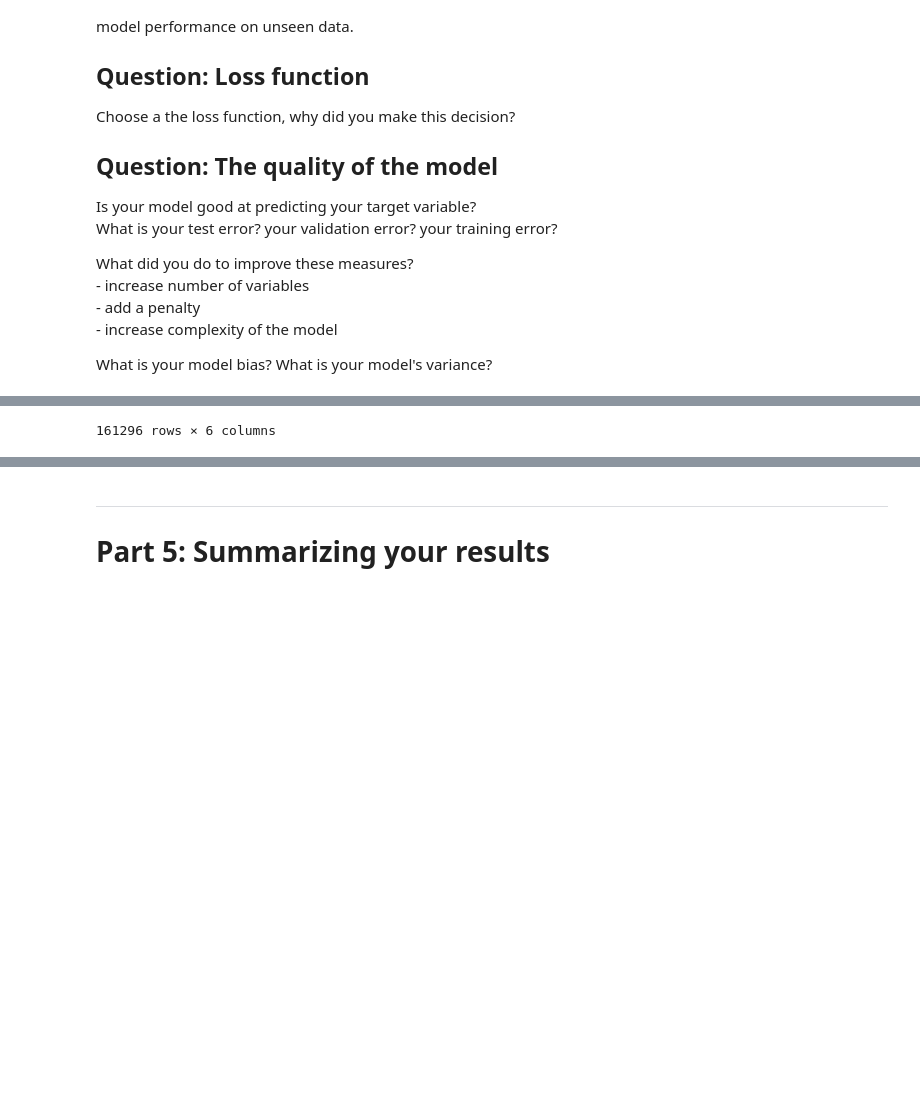
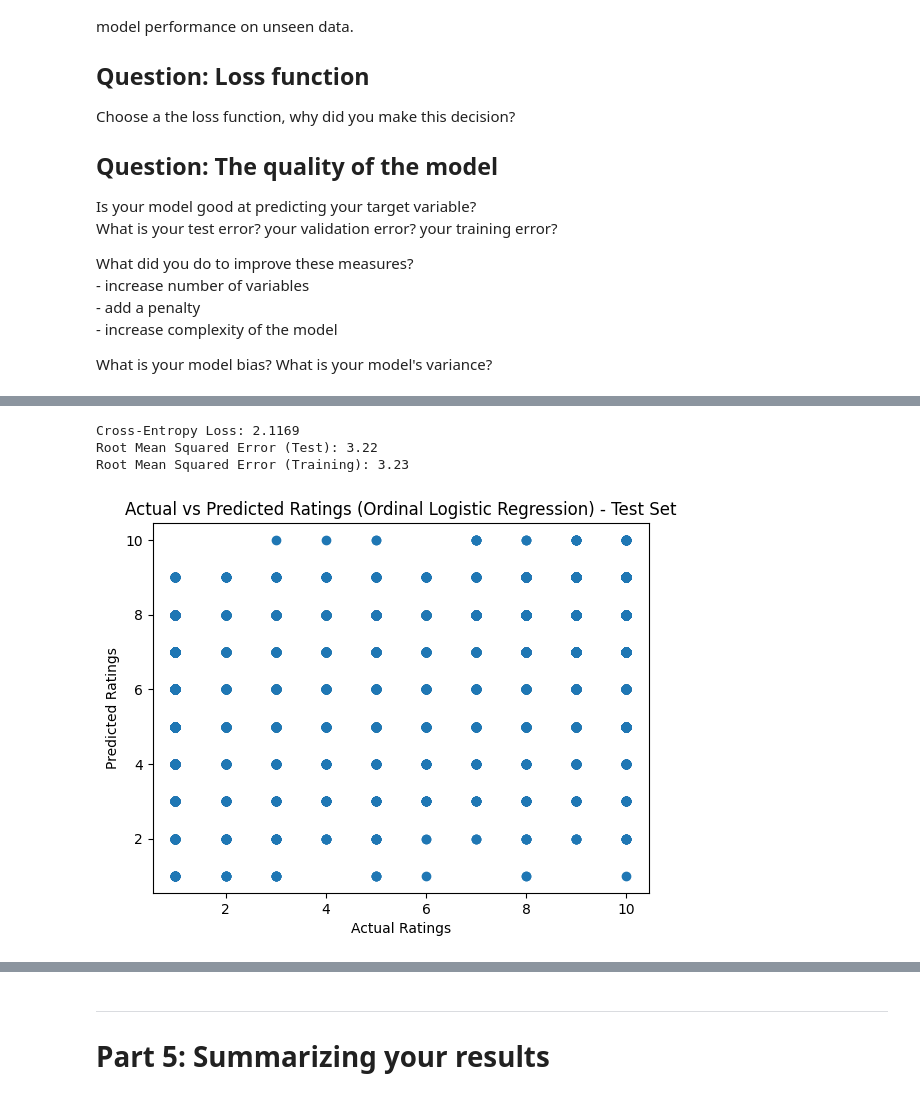
Before and after one commit to tuckers15/cs3870_midterm, a Jupyter notebook: EDA_drugs.ipynb, the cells around one changed output, grey strips where cells are left out. Cells and saved outputs as stored; diff of their text form; code cells hidden in the pictures; blank space fills up the shorter version.

```diff
--- a/EDA_drugs.ipynb
+++ b/EDA_drugs.ipynb
@@ -211,38 +256,71 @@ What did you do to improve these measures?
 
 What is your model bias? What is your model's variance?
 # %%
-#For modelling with this data I wanted to use regression to predict the rating based on the polarity. To do this we need the polarity column,
-#so I chose not to start from a fresh copy.
+from sklearn.model_selection import train_test_split
+from sklearn.metrics import mean_squared_error
+import mord as m
+import matplotlib.pyplot as plt
+from sklearn.metrics import log_loss  # Import log_loss for cross-entropy calculation
+
 full_data = drugs
-#dropping any rows that are missing polarity or rating
+
+# Dropping any rows that are missing polarity or rating
 full_data = full_data.dropna(subset=['polarity', 'rating'])
 
-#Feature Selection
-X = df[['polarity']]
-y = df['rating']
+# Filtering for birth control
+birth_control_data = full_data[full_data['condition'] == 'Birth Control']
 
-#Train-Test Split
+# Feature Selection (polarity as the feature, rating as the target)
+X = birth_control_data[['polarity']]
+y = birth_control_data['rating']
+
+# Train-Test Split (80% for training, 20% for testing)
 X_train, X_test, y_train, y_test = train_test_split(X, y, test_size=0.2, random_state=42)
 
-model = LinearRegression()
+# Convert y_train and y_test to integers
+y_train = y_train.astype(int)
+y_test = y_test.astype(int)
 
-#Train the Model
+# Scaling the polarity feature
+scaler = StandardScaler()
+
+# Fit the scaler on the training data and transform both train and test sets
+X_train_scaled = scaler.fit_transform(X_train)
+X_test_scaled = scaler.transform(X_test)
+
+# Initialize Ordinal Logistic Regression model
+model = m.LogisticAT()  # LogisticAT is the ordinal logistic model from mord
+
+# Train the model
 model.fit(X_train, y_train)
 
-#Make Predictions
-y_pred = model.predict(X_test)
+# Get predicted probabilities for each class on test set
+y_prob_test = model.predict_proba(X_test)
 
-#The Model
-mse = mean_squared_error(y_test, y_pred)
-rmse = np.sqrt(mse)
-print(f"Root Mean Squared Error: {rmse:.2f}")
+# Calculate Cross-Entropy Loss (Log Loss) for test set
+cross_entropy_loss = log_loss(y_test, y_prob_test)
+print(f"Cross-Entropy Loss: {cross_entropy_loss:.4f}")
 
-#Visuals
-plt.scatter(y_test, y_pred)
+# Make predictions on the test data
+y_pred_test = model.predict(X_test)
+
+# Mean Squared Error (using predicted ratings on test set)
+mse_test = mean_squared_error(y_test, y_pred_test)
+rmse_test = np.sqrt(mse_test)
+print(f"Root Mean Squared Error (Test): {rmse_test:.2f}")
+
+# Calculate predictions on training data for training error
+y_pred_train = model.predict(X_train)
+
+# Mean Squared Error for training set
+mse_train = mean_squared_error(y_train, y_pred_train)
+rmse_train = np.sqrt(mse_train)
+print(f"Root Mean Squared Error (Training): {rmse_train:.2f}")
+
+# Visuals: Plot Actual Ratings vs Predicted Ratings for test set
+plt.scatter(y_test, y_pred_test)
 plt.xlabel('Actual Ratings')
 plt.ylabel('Predicted Ratings')
-plt.title('Actual vs Predicted Ratings')
+plt.title('Actual vs Predicted Ratings (Ordinal Logistic Regression) - Test Set')
 plt.show()
-
-full_data
 # %% [output]
@@ -262 +327,4 @@ full_data
-161296 rows × 6 columns
+Cross-Entropy Loss: 2.1169
+Root Mean Squared Error (Test): 3.22
+Root Mean Squared Error (Training): 3.23
+[figure, added]
```
Also changed, not shown: parts of 7 cells of this notebook.
